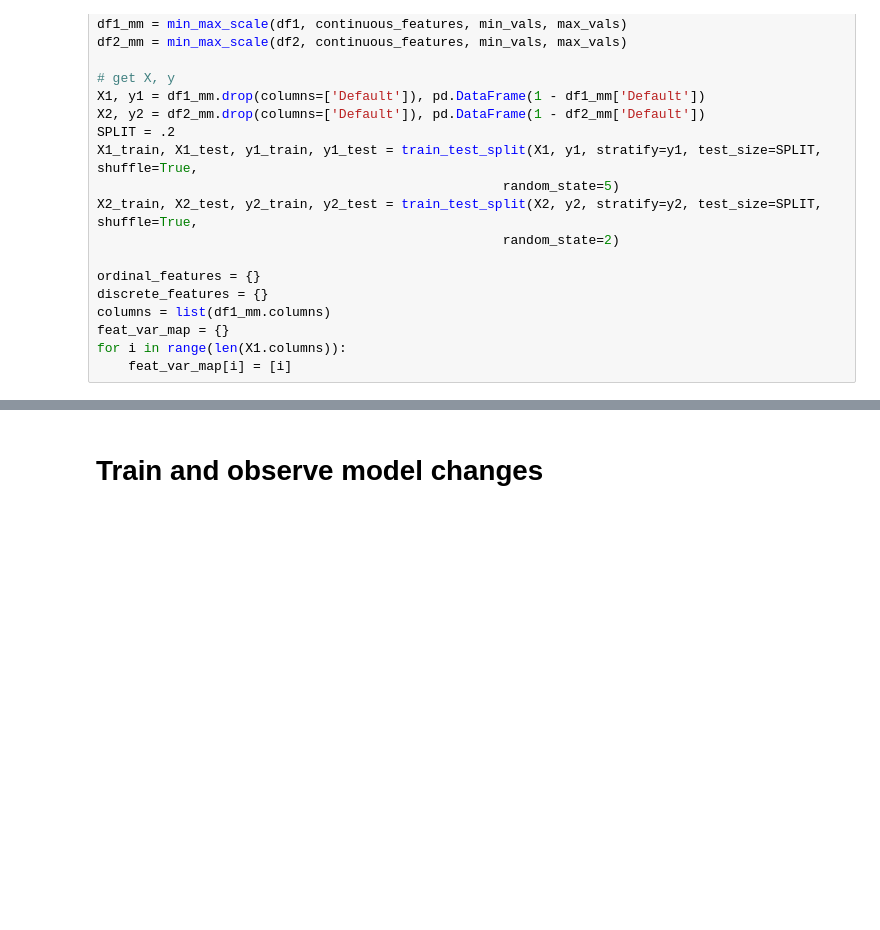
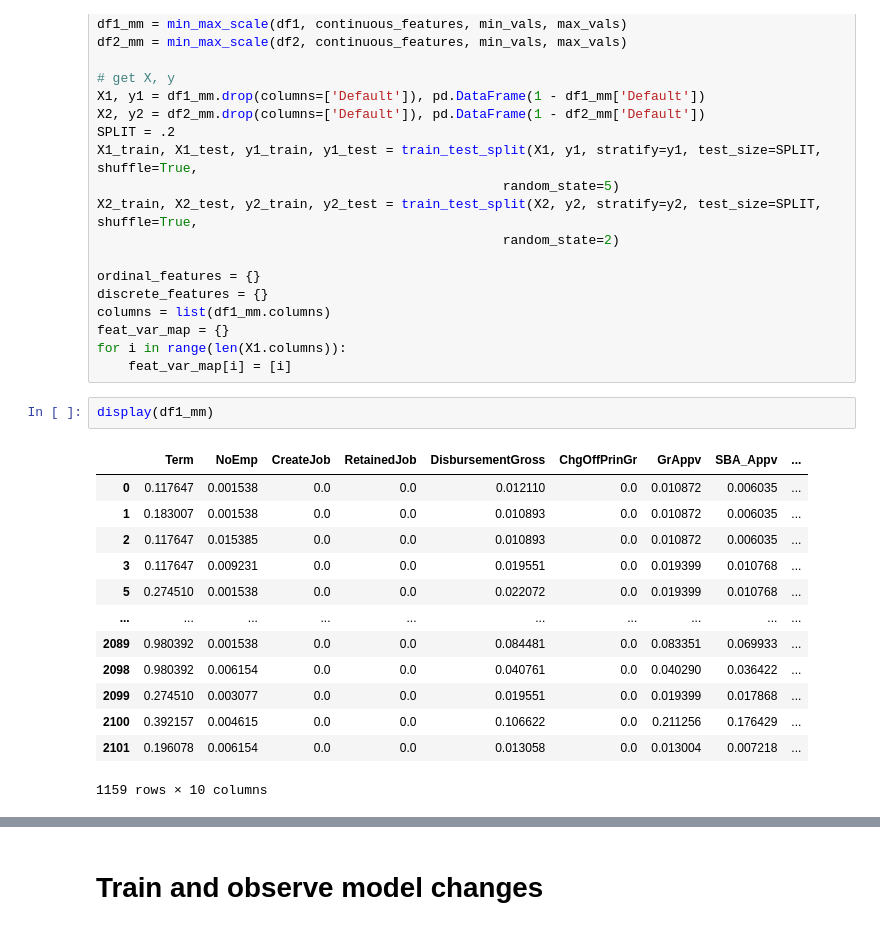
Before and after one commit to junqi-jiang/robust-ce-inn, a Jupyter notebook: expnns/sba.ipynb, the cells around one changed output, grey strips where cells are left out. Cells and saved outputs as stored; diff of their text form; blank space fills up the shorter version.

```diff
--- a/expnns/sba.ipynb
+++ b/expnns/sba.ipynb
@@ -50,3 +50,19 @@ columns = list(df1_mm.columns)
 feat_var_map = {}
 for i in range(len(X1.columns)):
     feat_var_map[i] = [i]
+# %%
+display(df1_mm)
+# %% [output]
+|  | Term | NoEmp | CreateJob | RetainedJob | DisbursementGross | ChgOffPrinGr | GrAppv | SBA_Appv | ... |
+| 0 | 0.117647 | 0.001538 | 0.0 | 0.0 | 0.012110 | 0.0 | 0.010872 | 0.006035 | ... |
+| 1 | 0.183007 | 0.001538 | 0.0 | 0.0 | 0.010893 | 0.0 | 0.010872 | 0.006035 | ... |
+| 2 | 0.117647 | 0.015385 | 0.0 | 0.0 | 0.010893 | 0.0 | 0.010872 | 0.006035 | ... |
+| 3 | 0.117647 | 0.009231 | 0.0 | 0.0 | 0.019551 | 0.0 | 0.019399 | 0.010768 | ... |
+| 5 | 0.274510 | 0.001538 | 0.0 | 0.0 | 0.022072 | 0.0 | 0.019399 | 0.010768 | ... |
+| ... | ... | ... | ... | ... | ... | ... | ... | ... | ... |
+| 2089 | 0.980392 | 0.001538 | 0.0 | 0.0 | 0.084481 | 0.0 | 0.083351 | 0.069933 | ... |
+| 2098 | 0.980392 | 0.006154 | 0.0 | 0.0 | 0.040761 | 0.0 | 0.040290 | 0.036422 | ... |
+| 2099 | 0.274510 | 0.003077 | 0.0 | 0.0 | 0.019551 | 0.0 | 0.019399 | 0.017868 | ... |
+| 2100 | 0.392157 | 0.004615 | 0.0 | 0.0 | 0.106622 | 0.0 | 0.211256 | 0.176429 | ... |
+| 2101 | 0.196078 | 0.006154 | 0.0 | 0.0 | 0.013058 | 0.0 | 0.013004 | 0.007218 | ... |
+1159 rows × 10 columns
```
Also changed, not shown: parts of 4 cells of this notebook, 10 other files.
